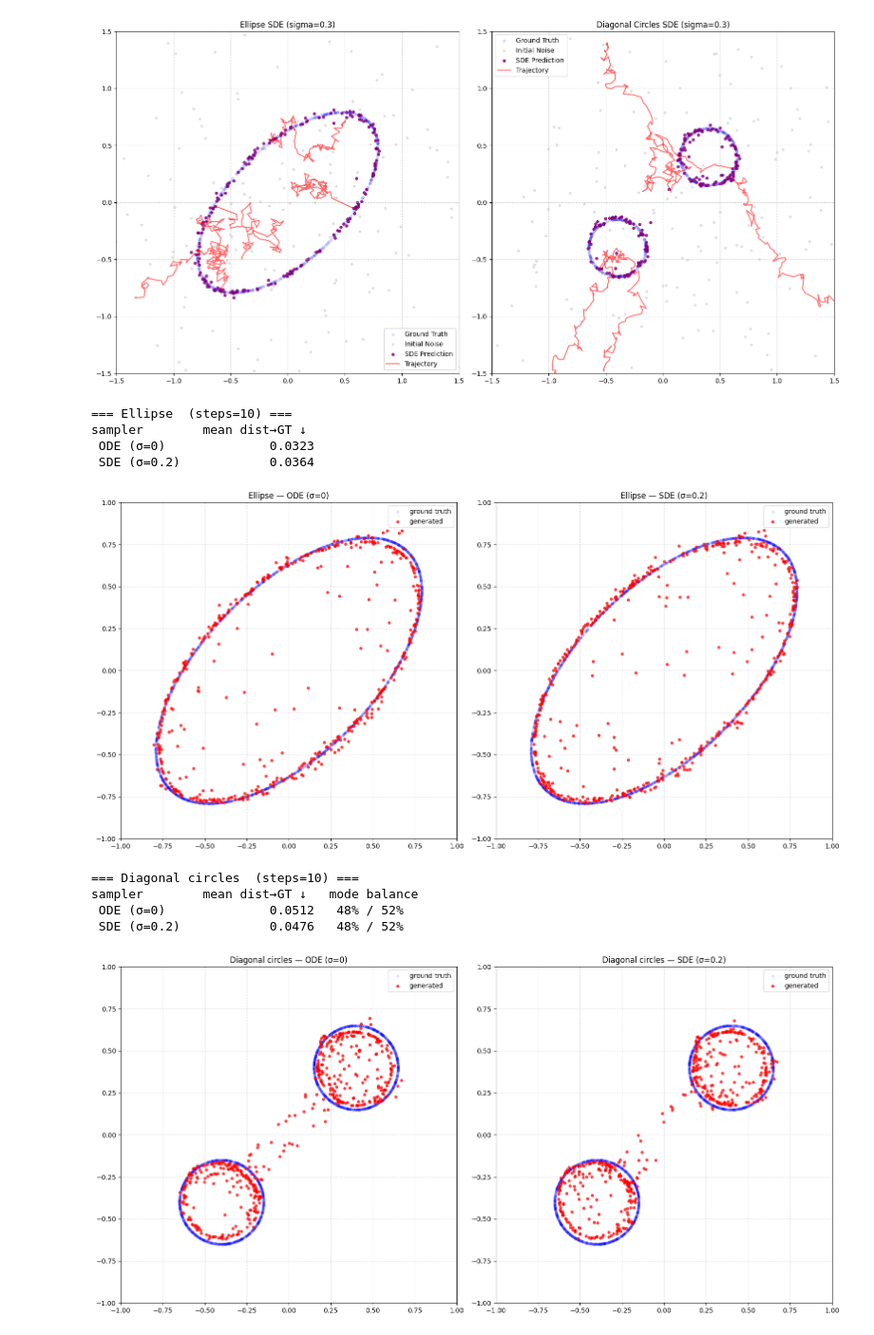
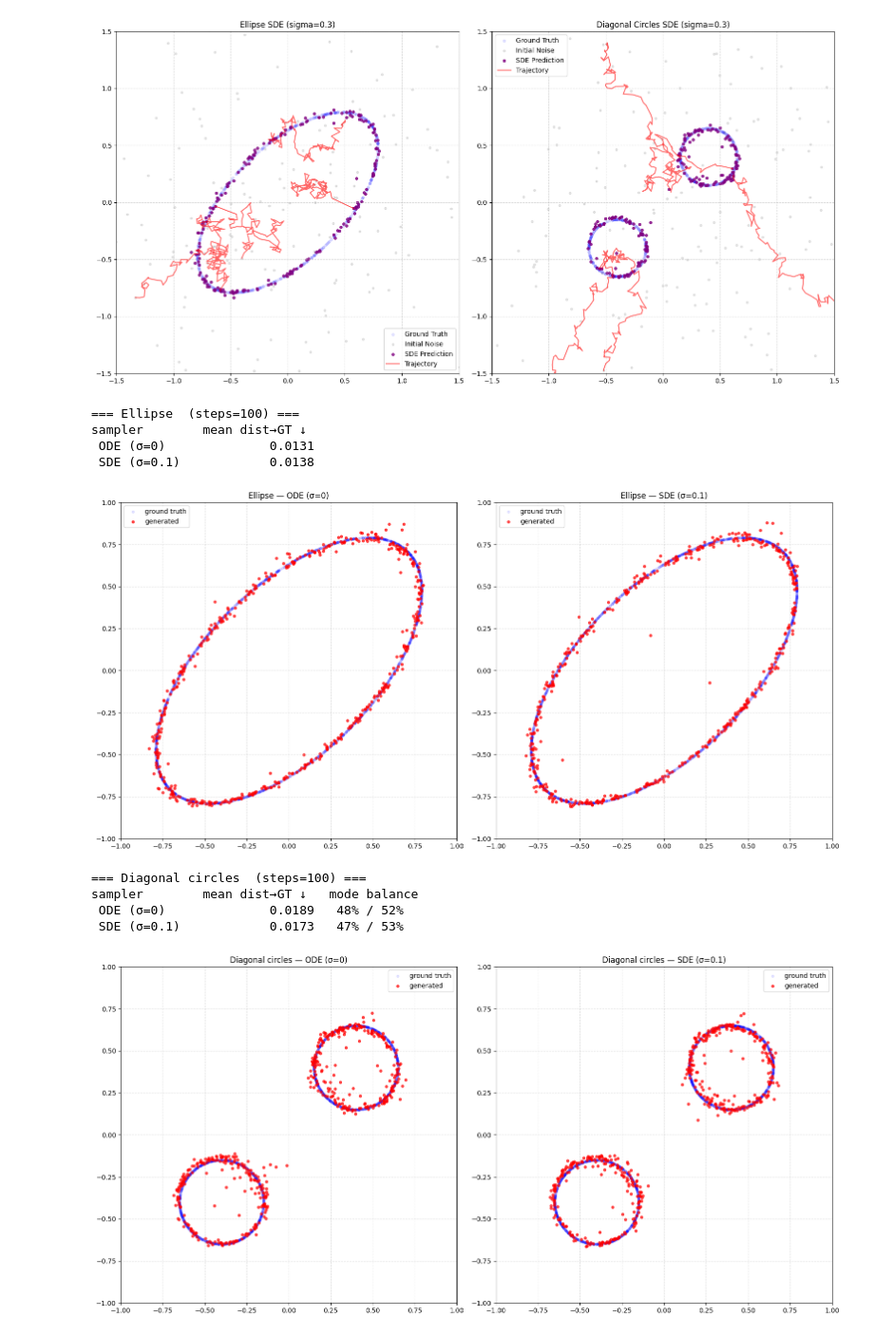
Before and after one commit to litlig/notebooks, a Jupyter notebook: 2d_diffusion.ipynb, the cells around one changed output. Shown at 95% size. Cells and saved outputs as stored; diff of their text form; code cells hidden in the pictures.

```diff
--- a/2d_diffusion.ipynb
+++ b/2d_diffusion.ipynb
@@ -331,40 +331,40 @@ def compare_samplers(model, dist_fn, steps=10, sigma=0.3, n_samples=500,
     runs = [("ODE (σ=0)", ode), (f"SDE (σ={sigma})", sde)] # Fixed: added closing quote and parenthesis
 
     # --- metrics table ---
     # Fixed SyntaxWarning: concatenated f-strings correctly
     print(f"\n=== {title or dist_fn.__name__}  (steps={steps}) ===")
     print(f"{'sampler':<13}{'mean dist→GT ↓':>16}{'   mode balance' if mode_centers is not None else ''}")
     for name, s in runs:
         line = f" {name:<13}{_nearest_gt_dist(s, gt):>16.4f}"
         if mode_centers is not None:
             bal = _mode_balance(s, mode_centers)
             line += "   " + " / ".join(f"{b:.0%}" for b in bal)
         print(line)
 
     # --- overlay plot ---
     fig, axes = plt.subplots(1, 2, figsize=(16, 8))
     for ax, (name, s) in zip(axes, runs):
         ax.scatter(gt[:, 0], gt[:, 1], s=12, alpha=0.1, color="blue", label="ground truth")
         ax.scatter(s[:, 0], s[:, 1], s=14, alpha=0.7, color="red", label="generated")
         ax.set_title(f"{title} — {name}")
         ax.set_xlim(-1, 1); ax.set_ylim(-1, 1); ax.set_aspect("equal")
         ax.grid(True, ls="--", alpha=0.4); ax.legend()
     plt.tight_layout(); plt.show()
 
 # --- usage ---
 compare_samplers(elip_model, ellipse_distribution,
-                 steps=10, sigma=0.2, title="Ellipse")
+                 steps=10, sigma=0.1, title="Ellipse")
 compare_samplers(circ_model, diagonal_circles_distribution,
-                 steps=10, sigma=0.2, mode_centers=[(-0.4, -0.4), (0.4, 0.4)],
+                 steps=100, sigma=0.1, mode_centers=[(-0.4, -0.4), (0.4, 0.4)],
                  title="Diagonal circles")
 # %% [output]
-=== Ellipse  (steps=10) ===
+=== Ellipse  (steps=100) ===
 sampler        mean dist→GT ↓
- ODE (σ=0)              0.0323
- SDE (σ=0.2)            0.0364
+ ODE (σ=0)              0.0131
+ SDE (σ=0.1)            0.0138
-[figure, old version]
+[figure, new version]
-=== Diagonal circles  (steps=10) ===
+=== Diagonal circles  (steps=100) ===
 sampler        mean dist→GT ↓   mode balance
- ODE (σ=0)              0.0512   48% / 52%
- SDE (σ=0.2)            0.0476   48% / 52%
+ ODE (σ=0)              0.0189   48% / 52%
+ SDE (σ=0.1)            0.0173   47% / 53%
-[figure, old version]
+[figure, new version]
```
Also changed, not shown: parts of 1 cell of this notebook.
